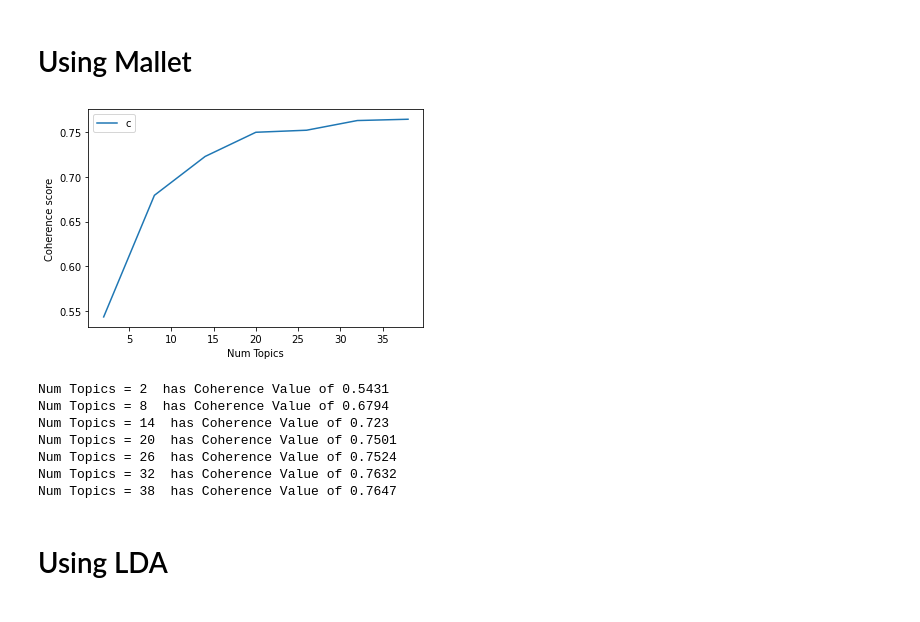
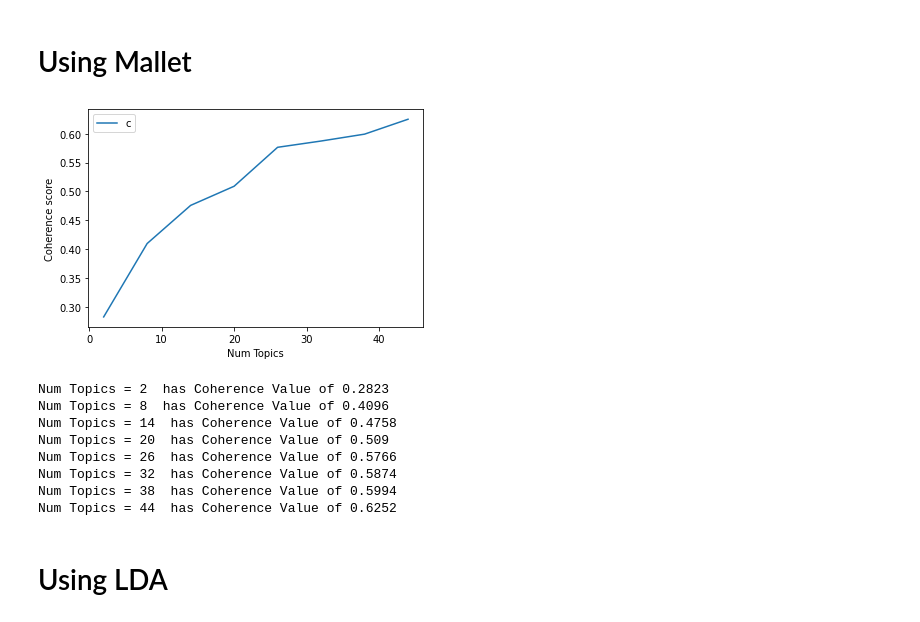
Before and after one commit to MahirMahbub/Financial-Sentiment-Ananlysis-and-Topic-Modeling, a Jupyter notebook: FinBert_Sentiment_&_Topic_Modeling_and_Classification.ipynb, the cells around one changed output. Drawn from its saved outputs; the diff is of its cells as text; code cells hidden in the pictures.

Commit message:
add bert based topic modeling

```diff
--- a/FinBert_Sentiment_&_Topic_Modeling_and_Classification.ipynb
+++ b/FinBert_Sentiment_&_Topic_Modeling_and_Classification.ipynb
@@ -160,6 +198,6 @@ print(df.head())
 
 [5 rows x 5 columns]
 # %%
-data = df.title.values.tolist()
+data = df.description.values.tolist()
 data
 # %% [output]
@@ -377,9 +415,11 @@ def compute_coherence_values_mallet(dictionary, corpus, texts, limit, start=2, s
     coherence_values = []
     model_list = []
     for num_topics in range(start, limit, step):
-        model = gensim.models.wrappers.LdaMallet(mallet_path, corpus=corpus, num_topics=num_topics, id2word=id2word)
+        model = gensim.models.wrappers.LdaMallet(mallet_path, corpus=corpus, num_topics=num_topics, id2word=id2word, iterations=1000)
         model_list.append(model)
         coherencemodel = CoherenceModel(model=model, texts=texts, dictionary=dictionary, coherence='c_v')
-        coherence_values.append(coherencemodel.get_coherence())
+        coh = coherencemodel.get_coherence()
+        print(coh)
+        coherence_values.append(coh)
 
     return model_list, coherence_values
@@ -408,4 +450,4 @@ def compute_coherence_values(dictionary, corpus, texts, limit, start=2, step=3):
 # %% [markdown]
 # Using Mallet
 # %%
-model_list_mallet, coherence_values_mallet = compute_coherence_values_mallet(dictionary=id2word, corpus=corpus, texts=data_lemmatized, start=2, limit=40, step=6)
+model_list_mallet, coherence_values_mallet = compute_coherence_values_mallet(dictionary=id2word, corpus=corpus, texts=data_lemmatized, start=2, limit=50, step=6)
@@ -420,26 +471,27 @@ model_list, coherence_values = compute_coherence_values(dictionary=id2word, corp
 # %% [markdown]
 # Using Mallet
 # %%
-limit=40; start=2; step=6;
+limit=50; start=2; step=6;
 x = range(start, limit, step)
 plt.plot(x, coherence_values_mallet)
 plt.xlabel("Num Topics")
 plt.ylabel("Coherence score")
 plt.legend(("coherence_values"), loc='best')
 plt.show()
 # %% [output]
-[figure, old version]
+[figure, new version]
 # %%
 for m, cv in zip(x, coherence_values_mallet):
     print("Num Topics =", m, " has Coherence Value of", round(cv, 4))
 # %% [output]
-Num Topics = 2  has Coherence Value of 0.5431
-Num Topics = 8  has Coherence Value of 0.6794
-Num Topics = 14  has Coherence Value of 0.723
-Num Topics = 20  has Coherence Value of 0.7501
-Num Topics = 26  has Coherence Value of 0.7524
-Num Topics = 32  has Coherence Value of 0.7632
-Num Topics = 38  has Coherence Value of 0.7647
+Num Topics = 2  has Coherence Value of 0.2823
+Num Topics = 8  has Coherence Value of 0.4096
+Num Topics = 14  has Coherence Value of 0.4758
+Num Topics = 20  has Coherence Value of 0.509
+Num Topics = 26  has Coherence Value of 0.5766
+Num Topics = 32  has Coherence Value of 0.5874
+Num Topics = 38  has Coherence Value of 0.5994
+Num Topics = 44  has Coherence Value of 0.6252
 # %% [markdown]
 # Using LDA
 # %%
```
Also changed, not shown: parts of 91 cells of this notebook.
